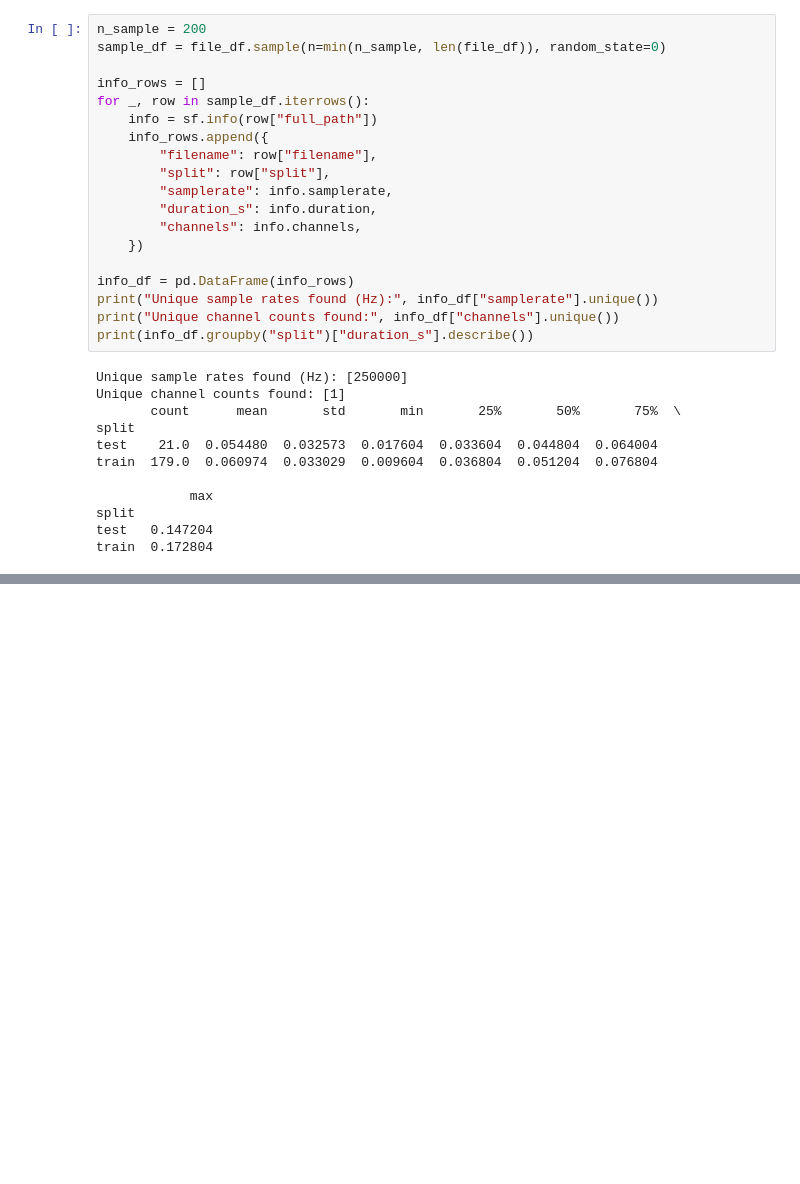
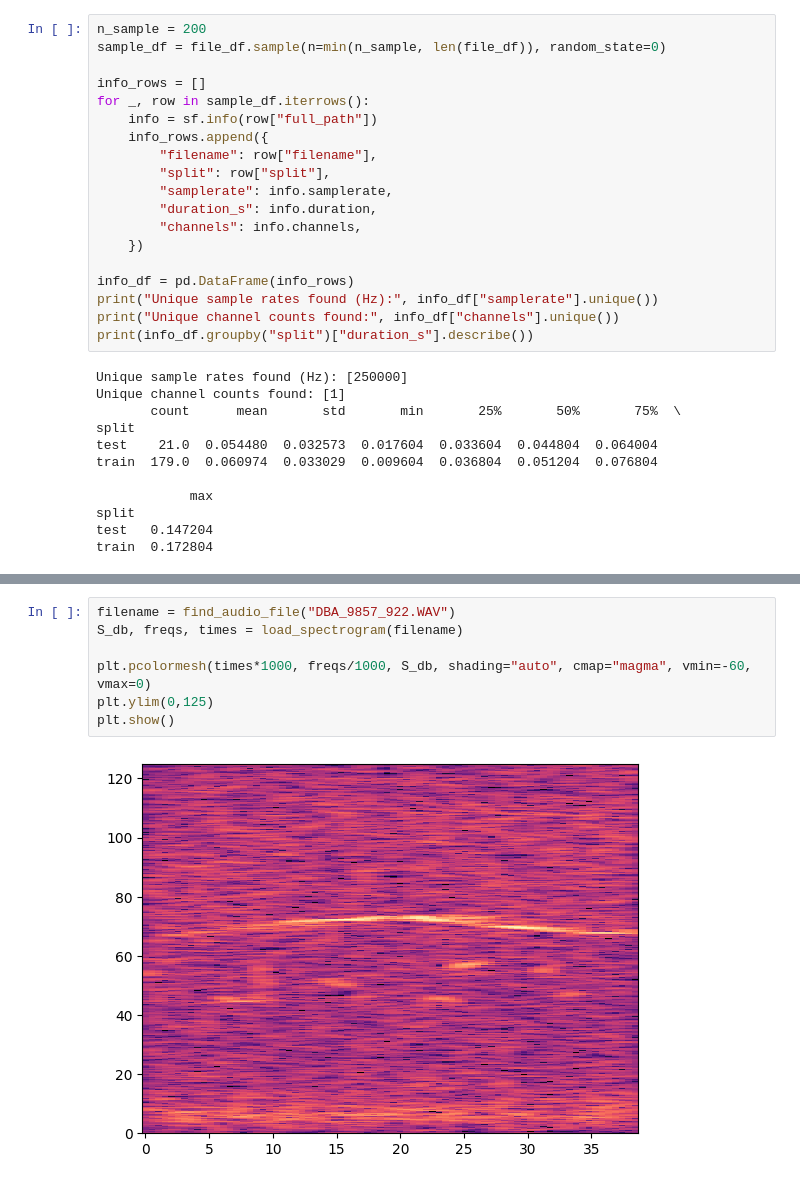
Before and after one commit to netra-khot/mouse-vocalization-2026, a Jupyter notebook: dataset_preparation/audio_preprocess_01.ipynb, the cells around one changed output, grey strips where cells are left out. Cells and saved outputs as stored; diff of their text form; blank space fills up the shorter version.

```diff
--- a/dataset_preparation/audio_preprocess_01.ipynb
+++ b/dataset_preparation/audio_preprocess_01.ipynb
@@ -206,0 +227,9 @@ for split_name in ["train", "test"]:
+# %%
+filename = find_audio_file("DBA_9857_922.WAV")
+S_db, freqs, times = load_spectrogram(filename)
+
+plt.pcolormesh(times*1000, freqs/1000, S_db, shading="auto", cmap="magma", vmin=-60, vmax=0)
+plt.ylim(0,125)
+plt.show()
+# %% [output]
+[figure, added]
```
Also changed, not shown: parts of 10 cells of this notebook, 2 other files.
